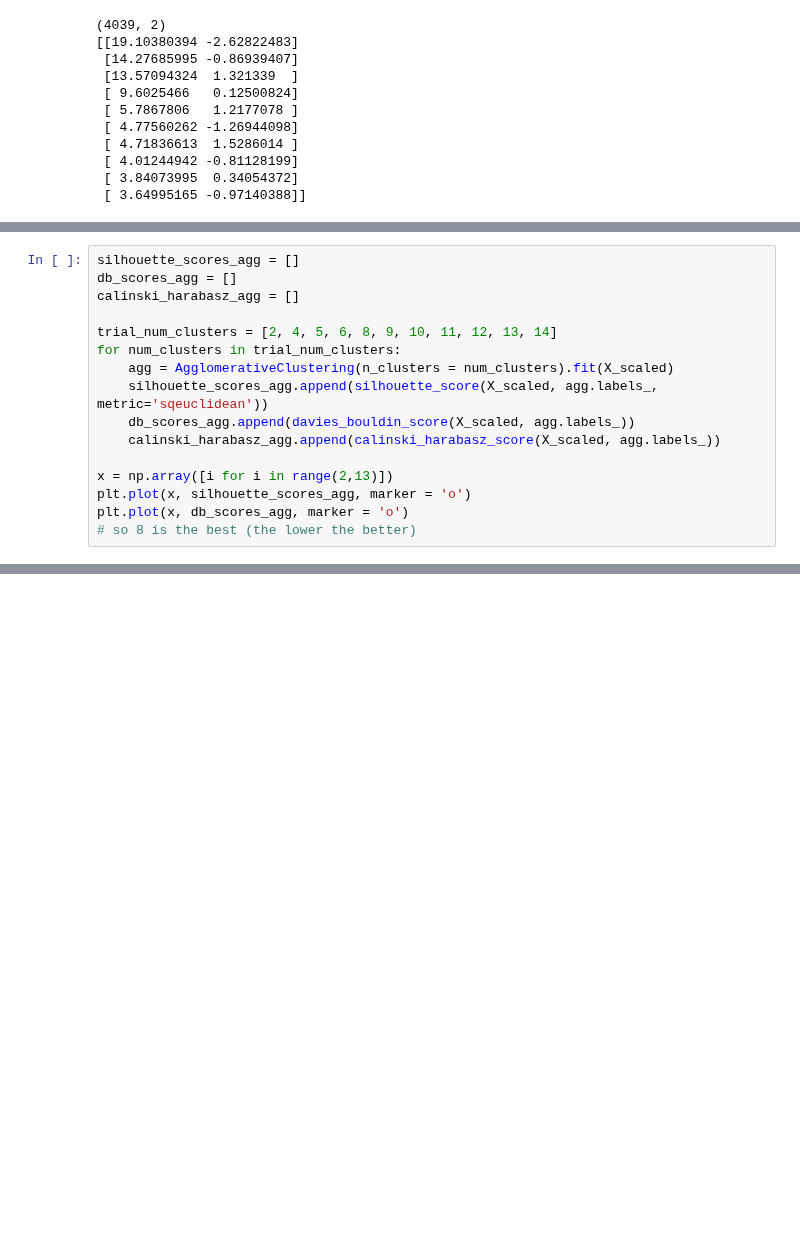
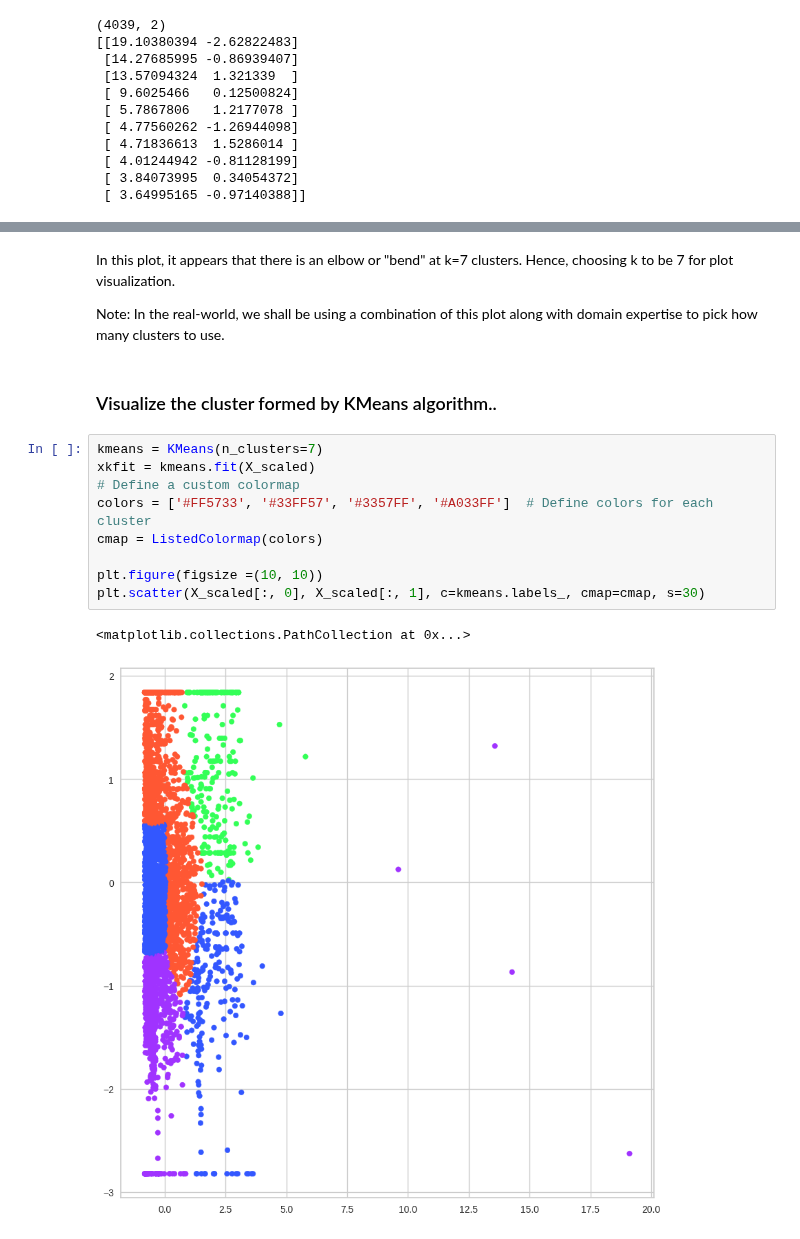
Before and after one commit to arutraj/ML_Basics, a Jupyter notebook: ClusterQuest.ipynb, the cells around one changed output, grey strips where cells are left out. Cells and saved outputs as stored; diff of their text form; blank space fills up the shorter version.

```diff
--- a/ClusterQuest.ipynb
+++ b/ClusterQuest.ipynb
@@ -330,16 +306,0 @@ plt.scatter(X_scaled[:, 0], X_scaled[:, 1], c=kmeans.labels_, s=20)
-# %%
-silhouette_scores_agg = []
-db_scores_agg = []
-calinski_harabasz_agg = []
-
-trial_num_clusters = [2, 4, 5, 6, 8, 9, 10, 11, 12, 13, 14]
-for num_clusters in trial_num_clusters:
-    agg = AgglomerativeClustering(n_clusters = num_clusters).fit(X_scaled)
-    silhouette_scores_agg.append(silhouette_score(X_scaled, agg.labels_, metric='sqeuclidean'))
-    db_scores_agg.append(davies_bouldin_score(X_scaled, agg.labels_))
-    calinski_harabasz_agg.append(calinski_harabasz_score(X_scaled, agg.labels_))
-
-x = np.array([i for i in range(2,13)])
-plt.plot(x, silhouette_scores_agg, marker = 'o')
-plt.plot(x, db_scores_agg, marker = 'o')
-# so 8 is the best (the lower the better)
@@ -482,0 +391,18 @@ plt.show()
+# %% [markdown]
+In this plot, it appears that there is an elbow or "bend" at k=7 clusters. Hence, choosing k to be 7 for plot visualization.
+
+Note: In the real-world, we shall be using a combination of this plot along with domain expertise to pick how many clusters to use.
+# %% [markdown]
+### Visualize the cluster formed by KMeans algorithm..
+# %%
+kmeans = KMeans(n_clusters=7)
+xkfit = kmeans.fit(X_scaled)
+# Define a custom colormap
+colors = ['#FF5733', '#33FF57', '#3357FF', '#A033FF']  # Define colors for each cluster
+cmap = ListedColormap(colors)
+
+plt.figure(figsize =(10, 10))
+plt.scatter(X_scaled[:, 0], X_scaled[:, 1], c=kmeans.labels_, cmap=cmap, s=30)
+# %% [output]
+<matplotlib.collections.PathCollection at 0x...>
+[figure, added]
```
Also changed, not shown: parts of 47 cells of this notebook.
